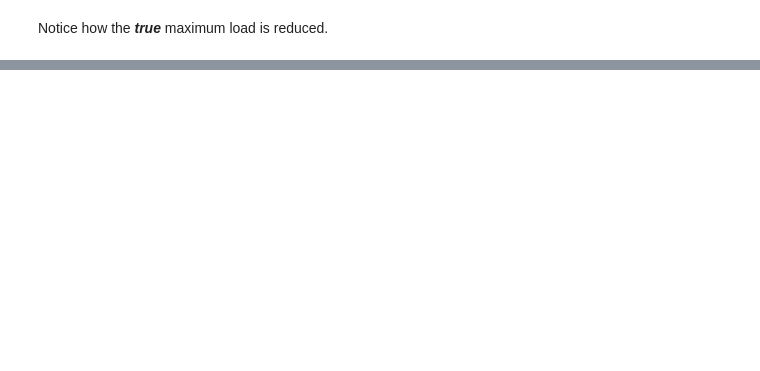
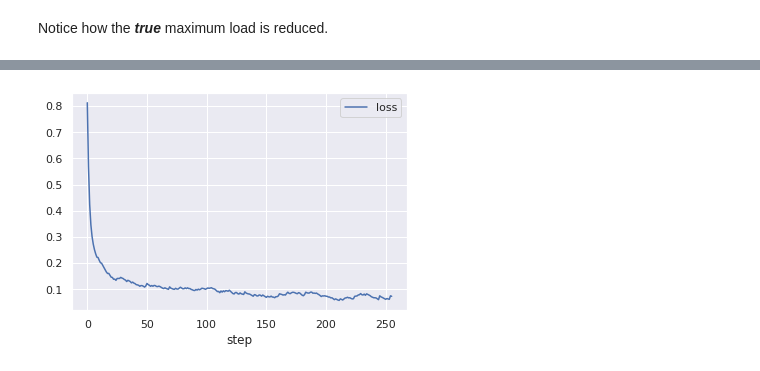
Before and after one commit to krzysztofrusek/net2vec, a Jupyter notebook: jupyter_notebooks/routing_by_backprop_demo.ipynb, the cells around one changed output, grey strips where cells are left out. Drawn from its saved outputs; the diff is of its cells as text; code cells hidden in the pictures; blank space fills up the shorter version.

```diff
--- a/jupyter_notebooks/routing_by_backprop_demo.ipynb
+++ b/jupyter_notebooks/routing_by_backprop_demo.ipynb
@@ -277,7 +358,7 @@ def cost(w: jnp.array, src: jnp.array, dst: jnp.array, params: hk.Params, state:
 
 def true_cost(H: nx.DiGraph, tm: np.array, src: np.array, dst: np.array, x: jraph.GraphsTuple, w: np.array):
     '''
-    Compute true cos without any soft approximation
+    Compute true cost without any soft approximation
     :param H: topology
     :param tm: traffic matrix
     :param src: sender indices
@@ -352,0 +496,3 @@ Notice how the ***true*** maximum load is reduced.
+# %%
+for x,y in data_fn():
+  break
@@ -352,0 +571,34 @@ Notice how the ***true*** maximum load is reduced.
+# %%
+from typing import Tuple,Any
+
+@functools.partial(jax.jit, static_argnums=4) #4th argument is static
+def loss(params: hk.Params, state: hk.State, x:jraph.GraphsTuple, y:jnp.ndarray, is_training=True) -> Tuple[Any, Any]:
+    hats, state = network.apply(params, state, x)
+    mask = jraph.get_edge_padding_mask(x)[..., jnp.newaxis]
+
+    losses = [jnp.mean(optax.sigmoid_binary_cross_entropy(hat.edges, y), where=mask) for hat in hats]
+    final_loss = sum(losses)/len(losses) if is_training else losses[-1]
+    return final_loss, state
+
+@jax.jit
+def update(params, state, opt_state, x,y):
+    (l, s), grads = jax.value_and_grad(loss, has_aux=True)(params, state, x,y, True)
+    updates, new_opt_state = opt.update(grads, opt_state)
+    new_params = optax.apply_updates(params, updates)
+    return l, s, new_params, new_opt_state
+# %%
+losses=[]
+
+params, state = network.init(jax.random.PRNGKey(42), x)
+opt = optax.adam(learning_rate=0.001)
+opt_state = opt.init(params)
+
+for x,y in data_fn(256):
+  l, state, params, opt_state = update(params, state, opt_state, x,y)
+  losses.append(l)
+# %%
+import pandas as pd
+pd.DataFrame(dict(loss=np.concatenate([losses]))).ewm(span = 32).mean().plot()
+plt.xlabel('step');
+# %% [output]
+[figure, added]
```
Also changed, not shown: parts of 29 cells of this notebook.
